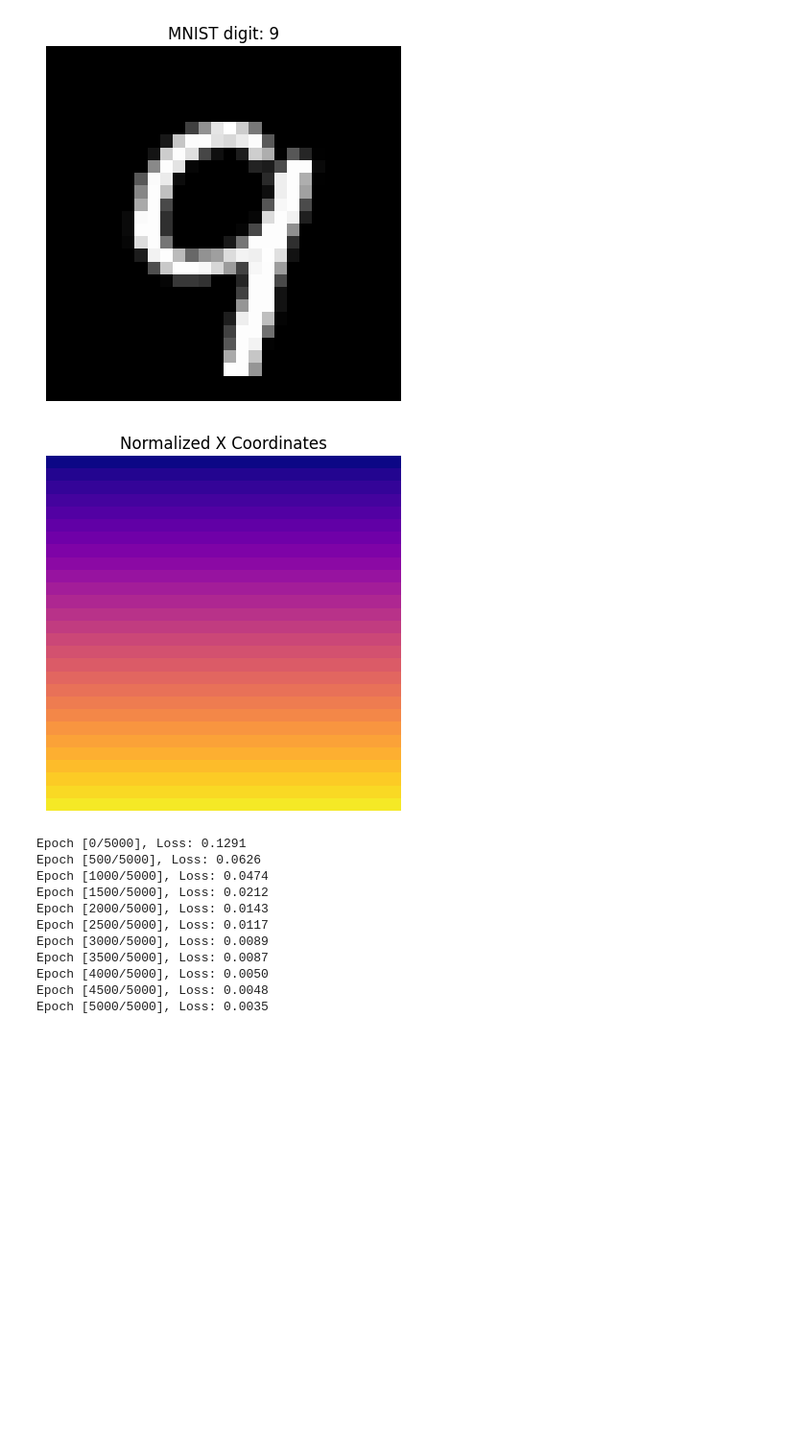
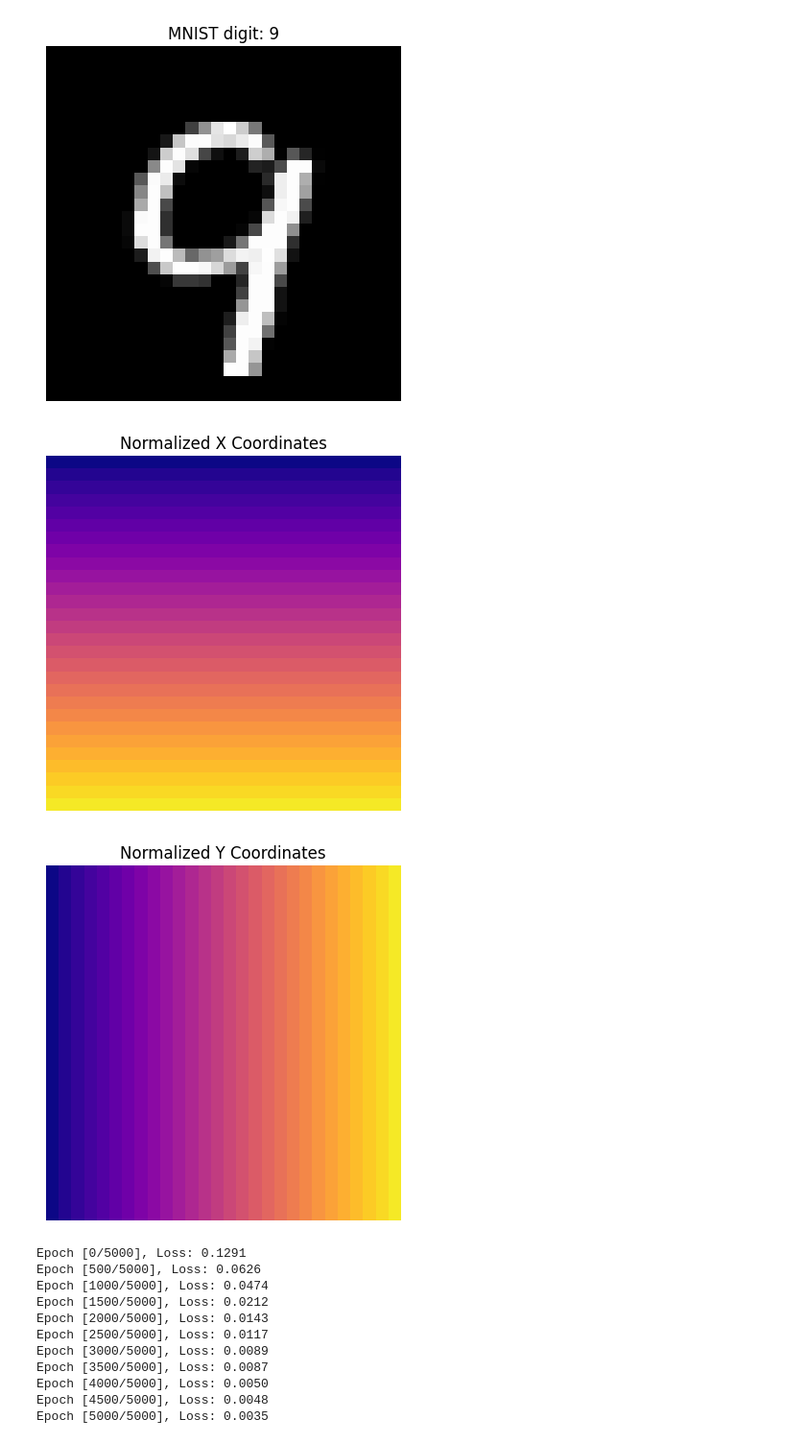
Before and after one commit to murilogustineli/implicit-function-playground, a Jupyter notebook: notebooks/02_image_approximation.ipynb, the cells around one changed output. Shown at 96% size. Cells and saved outputs as stored; diff of their text form; code cells hidden in the pictures; blank space fills up the shorter version.

```diff
--- a/notebooks/02_image_approximation.ipynb
+++ b/notebooks/02_image_approximation.ipynb
@@ -54,32 +54,39 @@ plt.show()
 # %%
 # remove the channel dimension
 target_image = image_tensor.squeeze(0)
 height, width = target_image.shape
 
 # create a grid of points
 coords = (
     torch.stack(
         torch.meshgrid(torch.arange(height), torch.arange(width), indexing="ij"), dim=-1
     )
     .reshape(-1, 2)
     .float()
 )
 
 # Normalize coords to [0, 1]
 coords[:, 0] /= height
 coords[:, 1] /= width
 
 # flatten images to column vectors for training
 x = coords  # shape: [784, 2]
 y = target_image.reshape(-1, 1)  # shape: [784, 1]
 
 # visualize
 plt.imshow(coords[:, 0].reshape(height, width), cmap="plasma", vmin=0, vmax=1)
 plt.title("Normalized X Coordinates")
 plt.axis("off")
 plt.show()
+
+# visualize
+plt.imshow(coords[:, 1].reshape(height, width), cmap="plasma", vmin=0, vmax=1)
+plt.title("Normalized Y Coordinates")
+plt.axis("off")
+plt.show()
 # %% [output]
 [figure]
+[figure, added]
 # %%
 import torch.nn as nn
 
```
Also changed, not shown: parts of 1 cell of this notebook.
